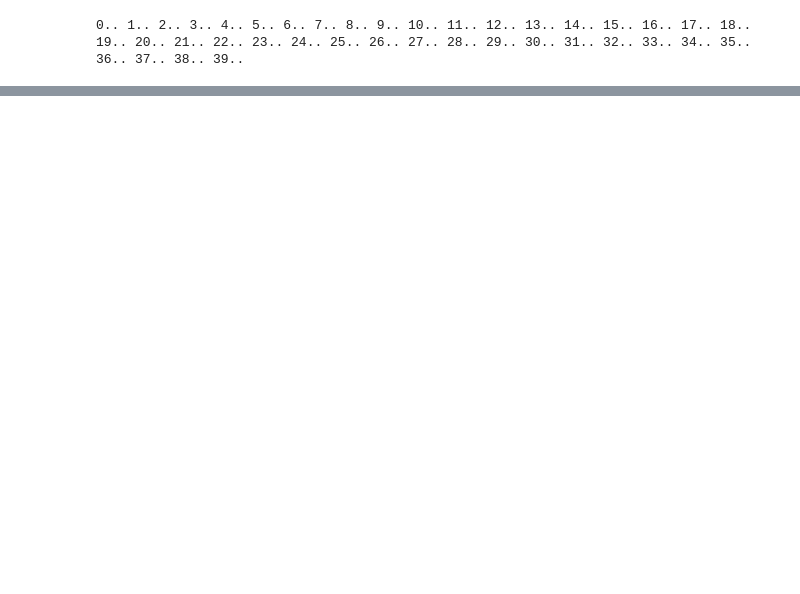
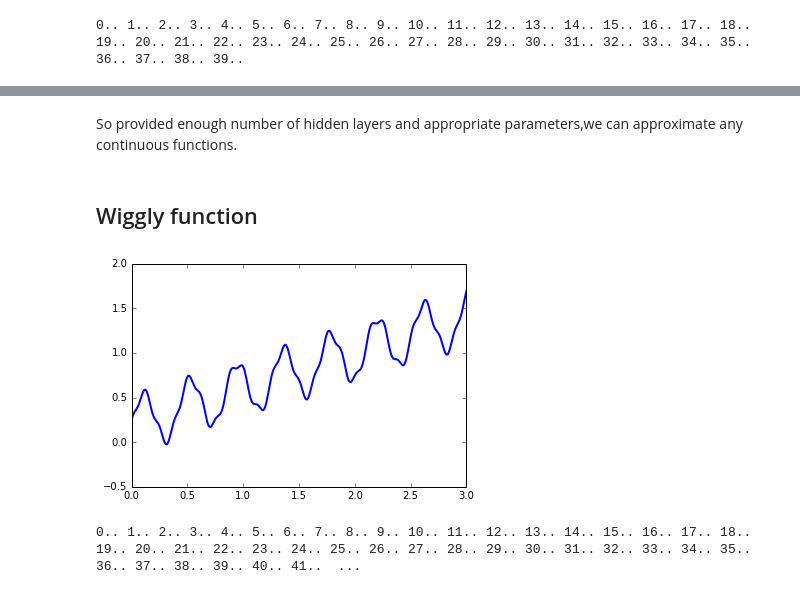
Before and after one commit to rays2pix/DeepLearning_Erocks, a Jupyter notebook: 002-Function Approximation.ipynb, the cells around one changed output, grey strips where cells are left out. Cells and saved outputs as stored; diff of their text form; code cells hidden in the pictures; blank space fills up the shorter version.

```diff
--- a/002-Function Approximation.ipynb
+++ b/002-Function Approximation.ipynb
@@ -78,0 +79,31 @@ plot.show()
+# %% [markdown]
+So provided enough number of hidden layers and appropriate parameters,we can approximate any continuous functions.
+# %% [markdown]
+## Wiggly function
+# %%
+
+n=2000
+X=np.linspace(0,3,num=n)
+X.shape=(n,1)
+y=0.2 + 0.4 *X+ 0.3 *np.sin(15*X) + 0.05 * np.cos(50*X)
+
+
+
+plot.plot(X,y,linewidth=2)
+plot.show()
+# %% [output]
+[figure, added]
+# %%
+#net_size = [1,3,3,1]
+#param=((net_size[0],0,0),(net_size[1], expit, logistic_prime),(net_size[2], expit, logistic_prime),(net_size[3],identity, identity_prime))
+#rate=0.01 #0.001,0.1,0.14
+
+net_size = [1,20,20,1]
+param=((net_size[0],0,0),(net_size[1], expit, logistic_prime),(net_size[2], expit, logistic_prime),(net_size[3],identity, identity_prime))
+rate=0.01 #0.001,0.1,0.14
+
+
+N=NeuralNetwork(X,y,param)
+N.train(4000, learning_rate=rate)
+# %% [output]
+0.. 1.. 2.. 3.. 4.. 5.. 6.. 7.. 8.. 9.. 10.. 11.. 12.. 13.. 14.. 15.. 16.. 17.. 18.. 19.. 20.. 21.. 22.. 23.. 24.. 25.. 26.. 27.. 28.. 29.. 30.. 31.. 32.. 33.. 34.. 35.. 36.. 37.. 38.. 39.. 40.. 41..  ...
```
Also changed, not shown: parts of 7 cells of this notebook.
